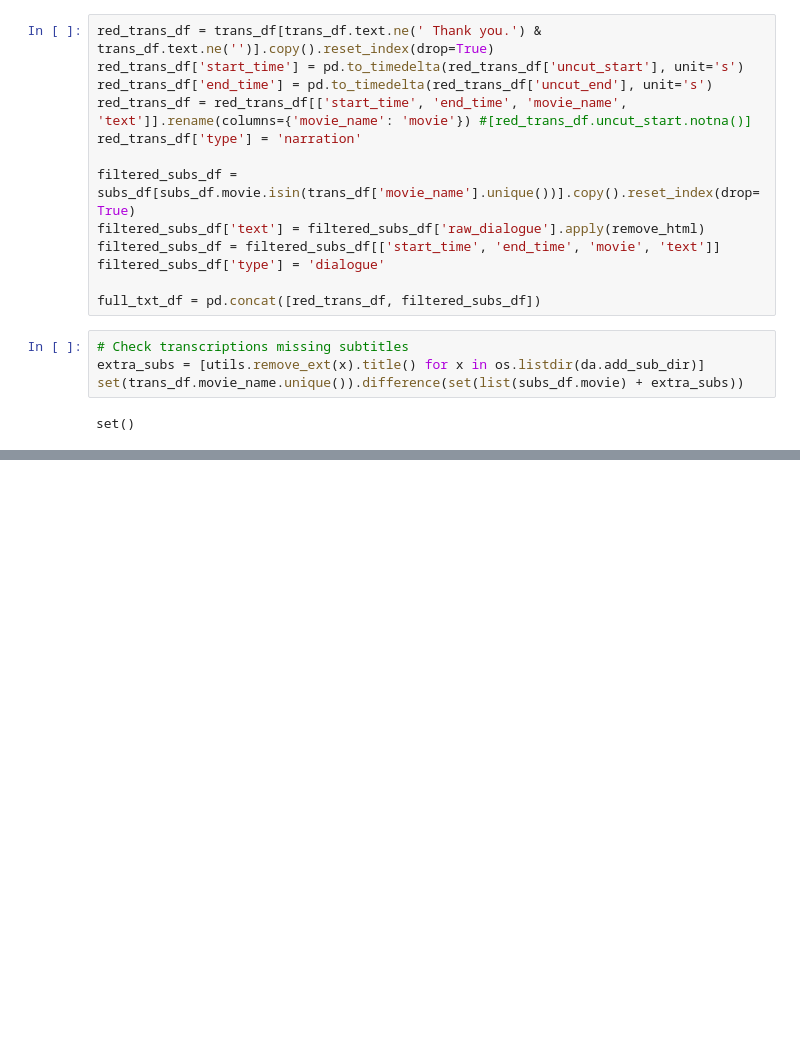
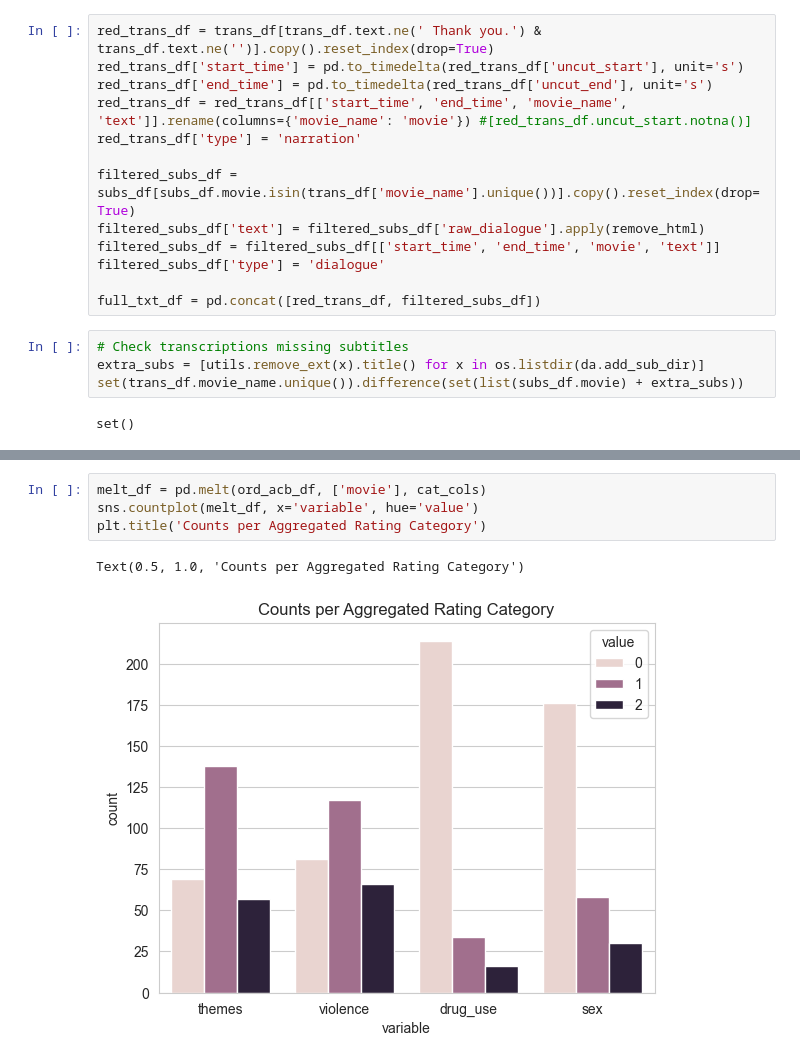
Before and after one commit to sydney-machine-learning/audiodescription-abusedetection, a Jupyter notebook: 02_data_preparation.ipynb, the cells around one changed output, grey strips where cells are left out. Cells and saved outputs as stored; diff of their text form; blank space fills up the shorter version.

```diff
--- a/02_data_preparation.ipynb
+++ b/02_data_preparation.ipynb
@@ -188,0 +201,7 @@ Text(0.5, 1.0, 'Correlation of Ratings Categories')
+# %%
+melt_df = pd.melt(ord_acb_df, ['movie'], cat_cols)
+sns.countplot(melt_df, x='variable', hue='value')
+plt.title('Counts per Aggregated Rating Category')
+# %% [output]
+Text(0.5, 1.0, 'Counts per Aggregated Rating Category')
+[figure, added]
```
Also changed, not shown: parts of 12 cells of this notebook, 5 other files.
